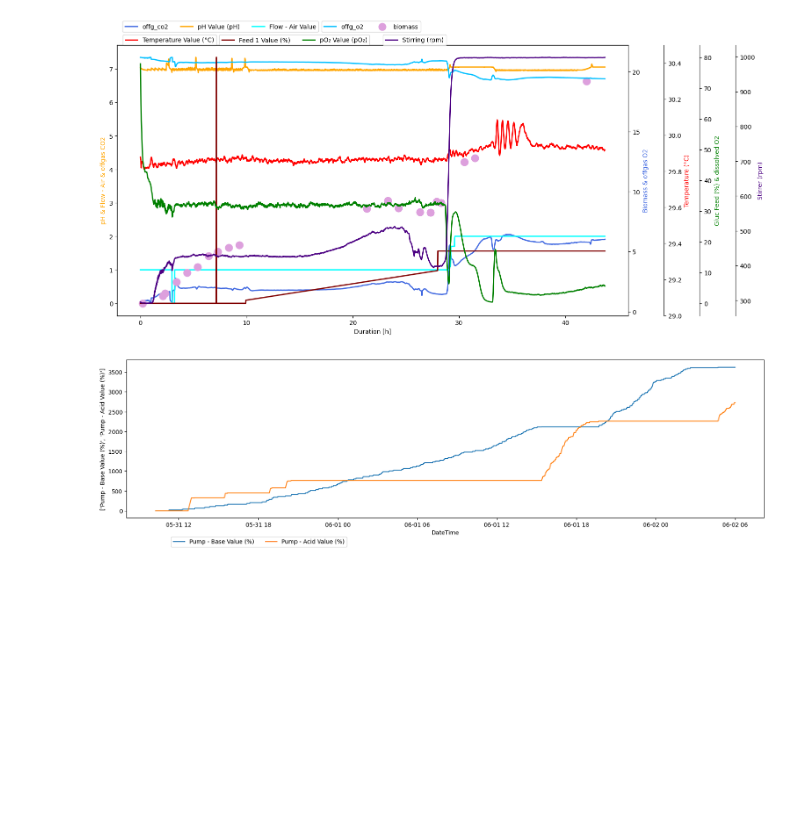
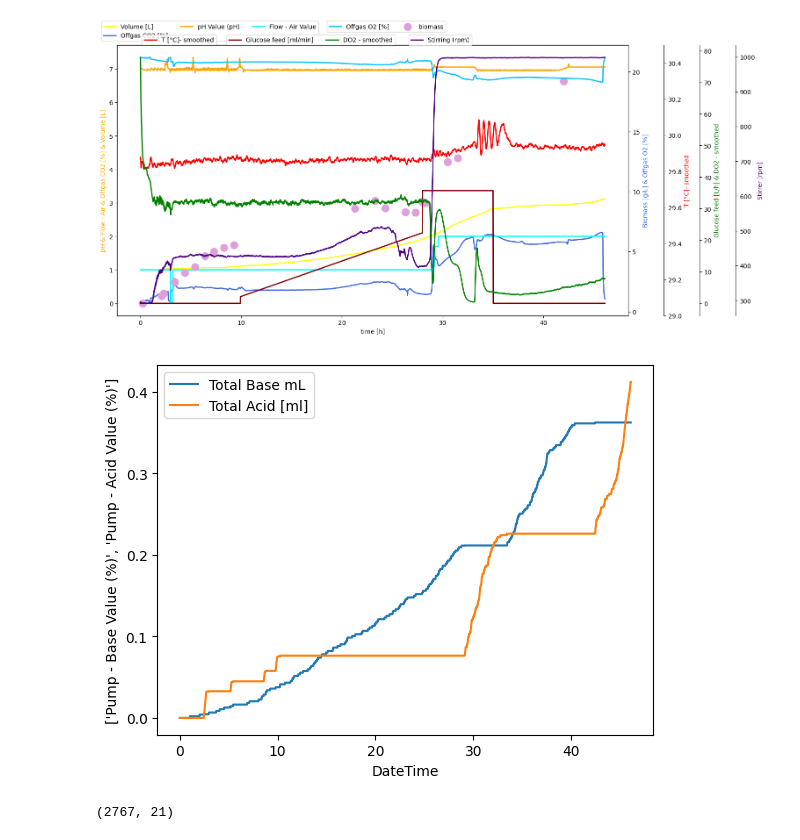
Before and after one commit to boripf/hybrid-model-corynebacterium, a Jupyter notebook: data_vis.ipynb, the cells around one changed output. Saved outputs shown, nothing was run; the diff lists cells and outputs as text; code cells hidden in the pictures; blank space fills up the shorter version.

```diff
--- a/data_vis.ipynb
+++ b/data_vis.ipynb
@@ -116,6 +124,10 @@ df_included
+# %%
+df_included['Pump - Base Value (%)']=df_included['Pump - Base Value (%)']/(10*1000)
+df_included['Pump - Acid Value (%)']=df_included['Pump - Acid Value (%)']/(10*1000)
+df_included.rename(columns={'Pump - Base Value (%)': 'Pump - Base [L/min]', 'Pump - Acid Value (%)': 'Pump - Acid [L/min]'}, inplace=True)
 # %%
-df_included['cum. base feed [ml/min]']=(df_included['Pump - Base Value (%)'].cumsum())/10
-df_included['cum. acid feed [ml/min]']=(df_included['Pump - Acid Value (%)'].cumsum())/10
+df_included['cum. base feed [ml/min]']=df_included['Pump - Base [L/min]'].cumsum()
+df_included['cum. acid feed [ml/min]']=df_included['Pump - Acid [L/min]'].cumsum()
 # %%
 df_included.columns
 # %% [output]
@@ -126,6 +139,8 @@ Index(['DateTime', 'Temperature Value (°C)', 'Stirrer Value (rpm)',
       dtype='object')
 # %%
-df_included['Glucose feed [ml/min]']=df_included['Feed 1 Value (%)']*350/10
+df_included['Volume [L]']=df_included['Feed 1 Value (%)']+df_included['Pump - Base [L/min]']+df_included['Pump - Acid [L/min]']
+df_included['Volume [L]']=df_included['Volume [L]'].cumsum().add(1)
+df_included['Glucose feed [L/h]']=df_included['Feed 1 Value (%)']*350*60
 df_included['DO2 - smoothed']=df_included['pO₂ Value (pO₂)'].ewm(alpha=0.1).mean()
 df_included['Stirring [rpm]- smoothed']=df_included['Stirrer Value (rpm)'].ewm(alpha=0.1).mean()
 df_included['T [°C]- smoothed']=df_included['Temperature Value (°C)'].ewm(alpha=0.1).mean()
@@ -140,5 +160,5 @@ df_included.head()
 # %%
-df_included.rename(columns={'Temperature Value (°C)': 'Temperature [°C]', 'Stirrer Value (rpm)': 'Stirrer [rpm]', 'biomass (g/L)': 'Biomass [g/L]'}, errors='raise', inplace=True)
-df_included.rename(columns={'offg_co2': 'Offgas CO2 [%]', 'offg_n2': 'Offgas N2 [%]', 'offg_o2': 'Offgas O2 [%]', 'duration [h]': 'time [h]'}, inplace=True)
+df_included.rename(columns={'Temperature Value (°C)': 'Temperature [°C]', 'Stirrer Value (rpm)': 'Stirrer [rpm]'}, errors='raise', inplace=True)
+df_included.rename(columns={'offg_co2': 'Offgas CO2 [%]', 'offg_n2': 'Offgas N2 [%]', 'offg_o2': 'Offgas O2 [%]'}, inplace=True)
 df_included.head()
 # %% [output]
@@ -169,50 +203,55 @@ ax_sec=ax.twinx()
 ax_third=ax.twinx()
 ax_4th=ax.twinx()
 ax_5th=ax.twinx()
-ax_5th.plot(df_included['duration [h]'], df_included['smoothed Stirring'], label='Stirring (rpm)', color='indigo', linewidth=2)
+ax_5th.plot(df_included['time [h]'], df_included['Stirring [rpm]- smoothed'], label='Stirring (rpm)', color='indigo', linewidth=2)
 
-ax_4th.plot(df_included['duration [h]'], df_included['Feed 1 Value (%)'], label='Feed 1 Value (%)', color='maroon', linewidth=2)
-ax_4th.plot(df_included['duration [h]'], df_included['smoothed DO2'], label='pO₂ Value (pO₂)', color='green', linewidth=2)
+ax_4th.plot(df_included['time [h]'], df_included['Glucose feed [L/h]'], label='Glucose feed [ml/min]', color='maroon', linewidth=2)
+ax_4th.plot(df_included['time [h]'], df_included['DO2 - smoothed'], label='DO2 - smoothed', color='green', linewidth=2)
 
-ax_third.plot(df_included['duration [h]'], df_included['smoothed T [°C]'], label='Temperature Value (°C)', color='red', linewidth=2)
+ax_third.plot(df_included['time [h]'], df_included['T [°C]- smoothed'], label='T [°C]- smoothed', color='red', linewidth=2)
 ax_third.set_ylim(29,30.5)
 
-ax_sec.plot(df_included['duration [h]'], df_included['offg_o2'], label='offg_o2', color='deepskyblue', linewidth=2)
+ax_sec.plot(df_included['time [h]'], df_included['Offgas O2 [%]'], label='Offgas O2 [%]', color='deepskyblue', linewidth=2)
 
-ax.plot(df_included['duration [h]'], df_included['offg_co2'], label='offg_co2', color='royalblue', linewidth=2)
-ax.plot(df_included['duration [h]'], df_included['pH Value (pH)'], label='pH Value (pH)', color='orange', linewidth=2)
-ax.plot(df_included['duration [h]'], df_included['Flow - Air Value'], label='Flow - Air Value', color='aqua', linewidth=2)
+ax.plot(df_included['time [h]'], df_included['Volume [L]'], label='Volume [L]', color='yellow', linewidth=2)
+ax.plot(df_included['time [h]'], df_included['Offgas CO2 [%]'], label='Offgas CO2 [%]', color='royalblue', linewidth=2)
+ax.plot(df_included['time [h]'], df_included['pH Value (pH)'], label='pH Value (pH)', color='orange', linewidth=2)
+ax.plot(df_included['time [h]'], df_included['Flow - Air Value'], label='Flow - Air Value', color='aqua', linewidth=2)
 
-ax_sec.scatter(df_included['duration [h]'], df_included['biomass (g/L)'], linewidth=7, color='plum', label='biomass')
+ax_sec.scatter(df_included['time [h]'], df_included['Biomass [g/L]'], linewidth=7, color='plum', label='biomass')
 
 ax_third.spines.right.set_position(("axes", 1.07))
 ax_4th.spines.right.set_position(("axes", 1.14))
 ax_5th.spines.right.set_position(("axes", 1.21))
 
-ax.set_xlabel('Duration [h]')
-ax.set_ylabel('pH & Flow - Air & offgas CO2', color='orange')
-ax_sec.set_ylabel('Biomass & offgas O2', color='royalblue')
+ax.set_xlabel('time [h]')
+ax.set_ylabel('pH & Flow - Air & Offgas CO2 [%] & Volume [L]', color='orange')
+ax_sec.set_ylabel('Biomass [g/L] & Offgas O2 [%]', color='royalblue')
 ax_4th.set_ylabel('Feed 1 (%), pO₂')
-ax_third.set_ylabel('Temperature (°C)', color='red')
-ax_4th.set_ylabel('Gluc Feed (%) & dissolved O2', color='green')
-ax_5th.set_ylabel('Stirrer (rpm)', color='indigo')
+ax_third.set_ylabel('T [°C]- smoothed', color='red')
+ax_4th.set_ylabel('Glucose feed [L/h] & DO2 - smoothed', color='green')
+ax_5th.set_ylabel('Stirrer [rpm]', color='indigo')
 
 ax.legend(ncols=3, bbox_to_anchor=(0.4, 1.1))
-ax_sec.legend(ncols=2, bbox_to_anchor=(0.6, 1.1))
+ax_sec.legend(ncols=2, bbox_to_anchor=(0.65, 1.1))
 ax_third.legend(bbox_to_anchor=(0.2, 1.05))
-ax_4th.legend(ncols=2, bbox_to_anchor=(0.5, 1.05))
-ax_5th.legend(bbox_to_anchor=(0.65, 1.05))
+ax_4th.legend(ncols=2, bbox_to_anchor=(0.55, 1.05))
+ax_5th.legend(ncols=1, bbox_to_anchor=(0.7, 1.05))
 plt.show()
 # %% [output]
-[figure, old version]
+[figure, new version]
 # %%
-fig, ax = plt.subplots(2,5,figsize=(20,10))
+fig, ax = plt.subplots()
 
-ax.plot(df_included['DateTime'], df_included[['base feed', 'acid feed']], label=['Pump - Base Value (%)', 'Pump - Acid Value (%)'])
+ax.plot(df_included['time [h]'], df_included[['cum. base feed [ml/min]', 'cum. acid feed [ml/min]']], label=['Total Base mL', 'Total Acid [ml]'])
 
 ax.set_xlabel('DateTime')
 ax.set_ylabel(['Pump - Base Value (%)', 'Pump - Acid Value (%)'])
-ax.legend(ncols=3, bbox_to_anchor=(0.35, -0.1))
+ax.legend()
 plt.show()
 # %% [output]
-[figure, old version]
+[figure, new version]
+# %%
+df_included.shape
+# %% [output]
+(2767, 21)
```
Also changed, not shown: parts of 14 cells of this notebook, 5 other files.
